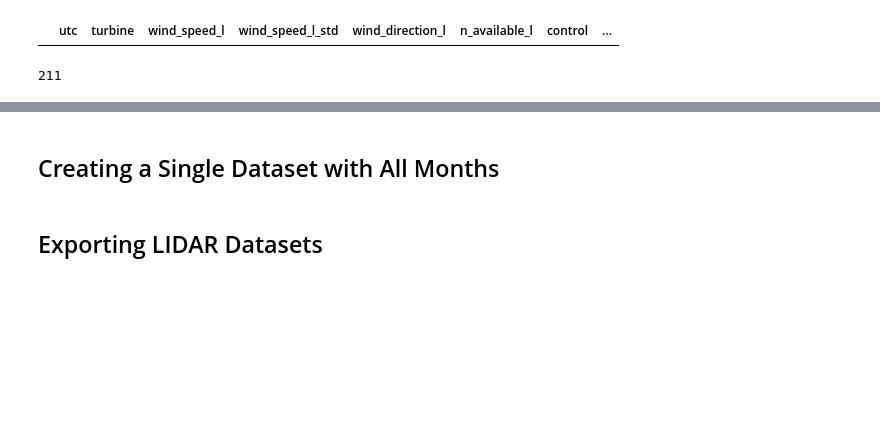
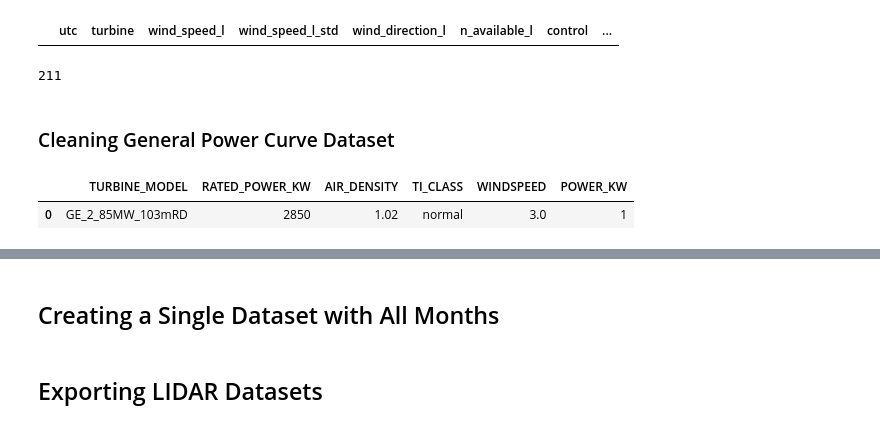
Before and after one commit to Aiden-Badalamenti3/CU-Capstone-Project, a Jupyter notebook: notebooks/carter_notebooks/data_cleaning.ipynb, the cells around one changed output, grey strips where cells are left out. Saved outputs shown, nothing was run; the diff lists cells and outputs as text; code cells hidden in the pictures; blank space fills up the shorter version.

```diff
--- a/notebooks/carter_notebooks/data_cleaning.ipynb
+++ b/notebooks/carter_notebooks/data_cleaning.ipynb
@@ -448,3 +477,10 @@ WTG184_l = combine([WTG184_p1, WTG184_p2])
 WTG184_p1.shape[0] + WTG184_p2.shape[0] - WTG184_l.shape[0]
 # %% [output]
 211
+# %% [markdown]
+### Cleaning General Power Curve Dataset
+# %%
+gen_power_curve.head(1)
+# %% [output]
+|  | TURBINE_MODEL | RATED_POWER_KW | AIR_DENSITY | TI_CLASS | WINDSPEED | POWER_KW |
+| 0 | GE_2_85MW_103mRD | 2850 | 1.02 | normal | 3.0 | 1 |
```
Also changed, not shown: parts of 10 cells of this notebook.
